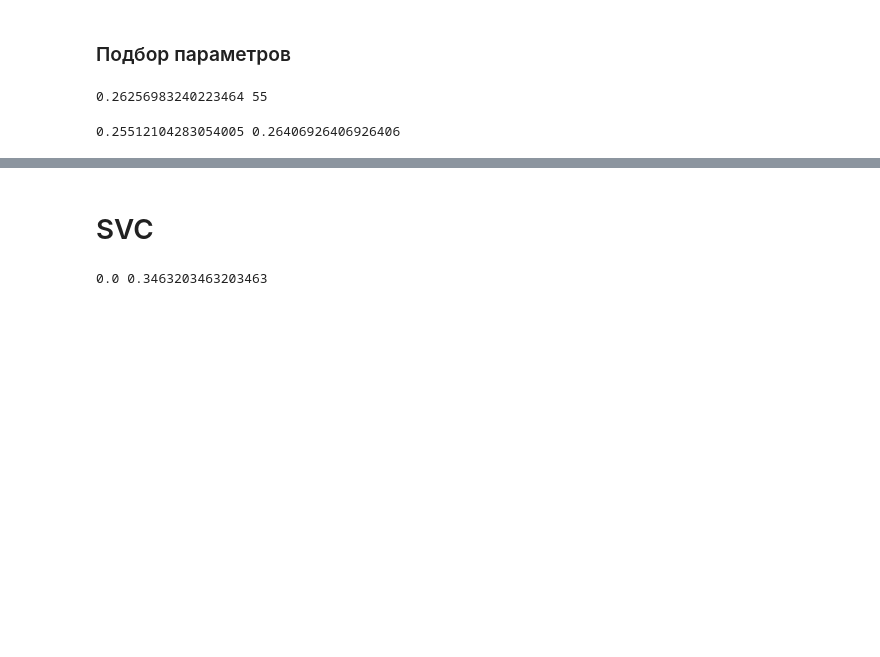
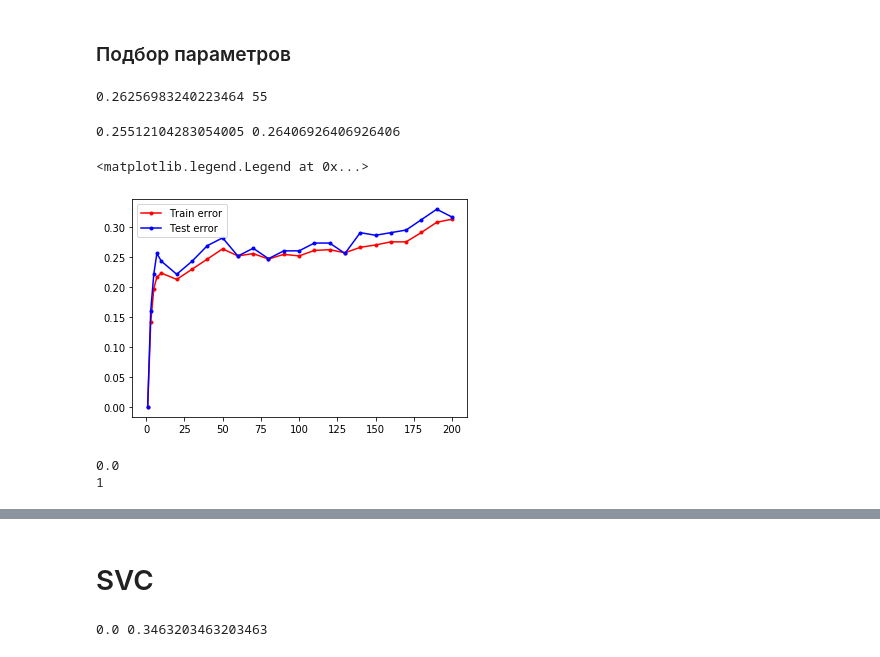
Before and after one commit to vladjiss/Pima-Indians-Diabetes, a Jupyter notebook: 19_02_Adult.ipynb, the cells around one changed output, grey strips where cells are left out. Saved outputs shown, nothing was run; the diff lists cells and outputs as text; code cells hidden in the pictures; blank space fills up the shorter version.

```diff
--- a/19_02_Adult.ipynb
+++ b/19_02_Adult.ipynb
@@ -506,3 +508,25 @@ err_test  = np.mean(y_test  != knn.predict(X_test))
 print(err_train, err_test)
 # %% [output]
 0.25512104283054005 0.26406926406926406
+# %%
+kk = [1, 3, 5, 7] + list(range(10, 201, 10))
+err_train = []
+err_test = []
+for k in kk:
+    model = KNeighborsClassifier(n_neighbors = k)
+    model.fit(X, y)
+    err_train.append(np.mean(model.predict(X) != y))
+    err_test.append(np.mean(model.predict(X_test) != y_test))
+# %%
+plt.plot(kk, err_train, '.-r', label = 'Train error')
+plt.plot(kk, err_test,  '.-b', label = 'Test error')
+plt.legend(loc = 2)
+# %% [output]
+<matplotlib.legend.Legend at 0x...>
+[figure, added]
+# %%
+print(min(err_test))
+print(kk[np.argmin(err_test)])
+# %% [output]
+0.0
+1
```
Also changed, not shown: parts of 9 cells of this notebook.
